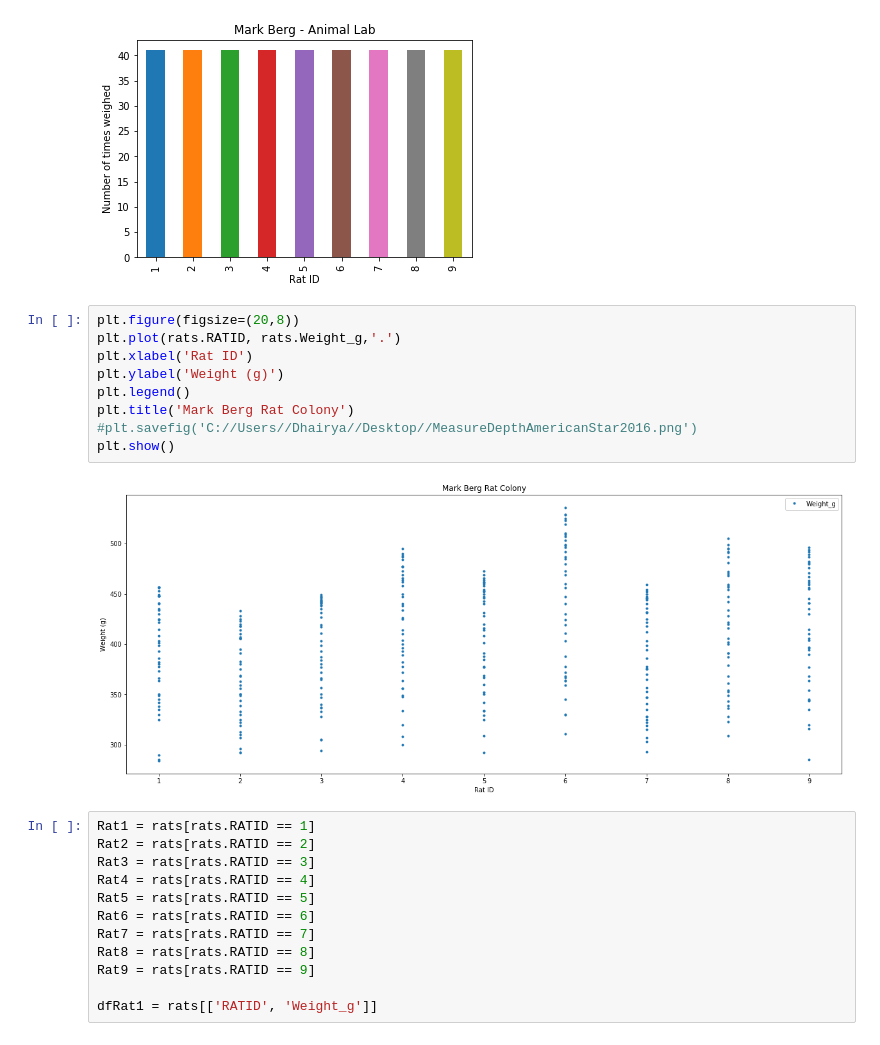
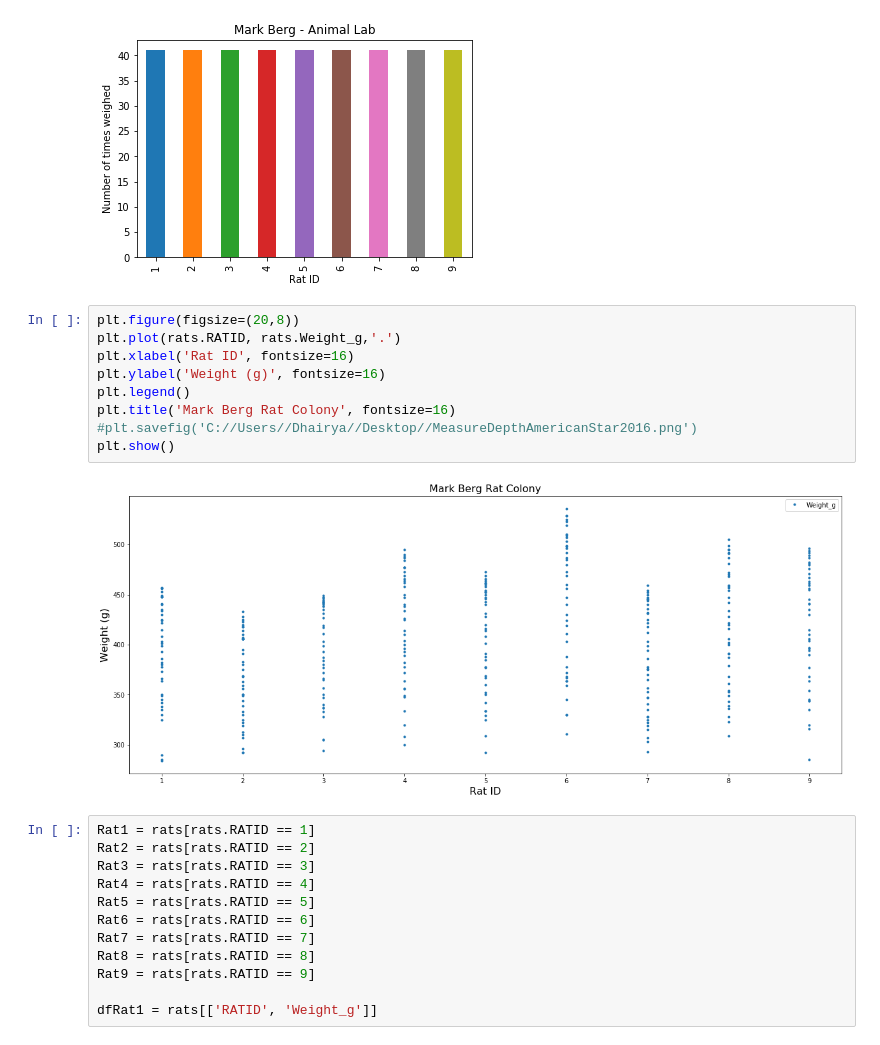
Before and after one commit to MelissaLaurino/MarkBergRatColony, a Jupyter notebook: MarkBerg_RatColony.ipynb, the cells around one changed output. Drawn from its saved outputs; the diff is of its cells as text.

```diff
--- a/MarkBerg_RatColony.ipynb
+++ b/MarkBerg_RatColony.ipynb
@@ -53,14 +53,14 @@ dtype: int64
 # %%
 plt.figure(figsize=(20,8))
 plt.plot(rats.RATID, rats.Weight_g,'.')
-plt.xlabel('Rat ID')
-plt.ylabel('Weight (g)')
+plt.xlabel('Rat ID', fontsize=16)
+plt.ylabel('Weight (g)', fontsize=16)
 plt.legend()
-plt.title('Mark Berg Rat Colony')
+plt.title('Mark Berg Rat Colony', fontsize=16)
 #plt.savefig('C://Users//Dhairya//Desktop//MeasureDepthAmericanStar2016.png')
 plt.show()
 # %% [output]
-[figure, old version]
+[figure, new version]
 # %%
 Rat1 = rats[rats.RATID == 1]
 Rat2 = rats[rats.RATID == 2]
```
Also changed, not shown: parts of 7 cells of this notebook.
